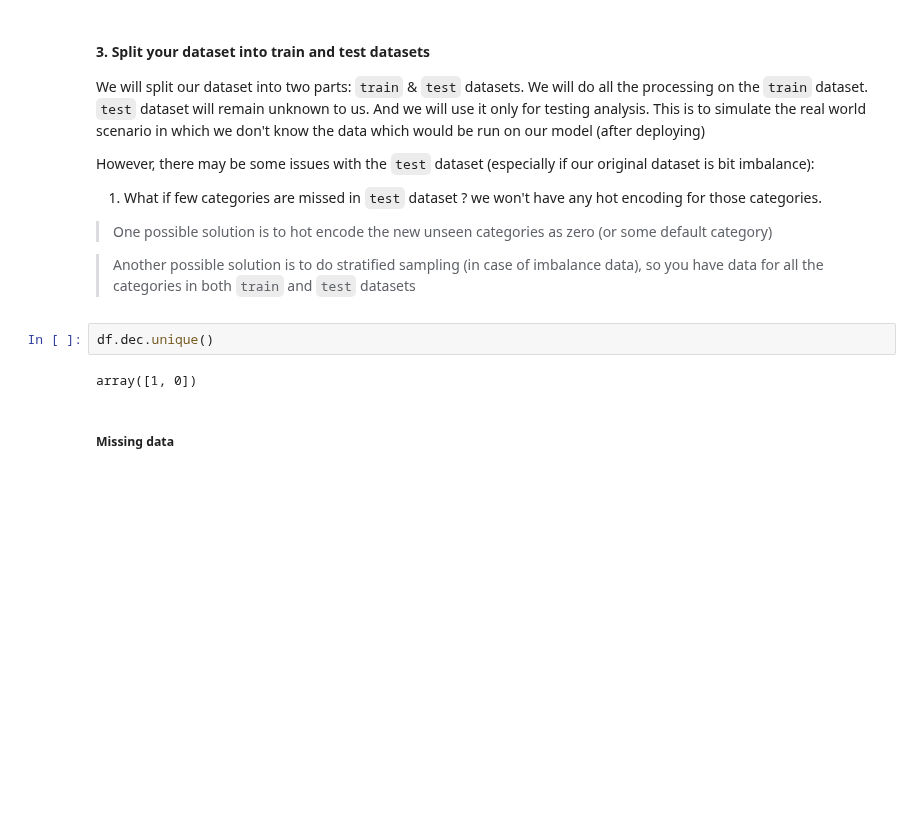
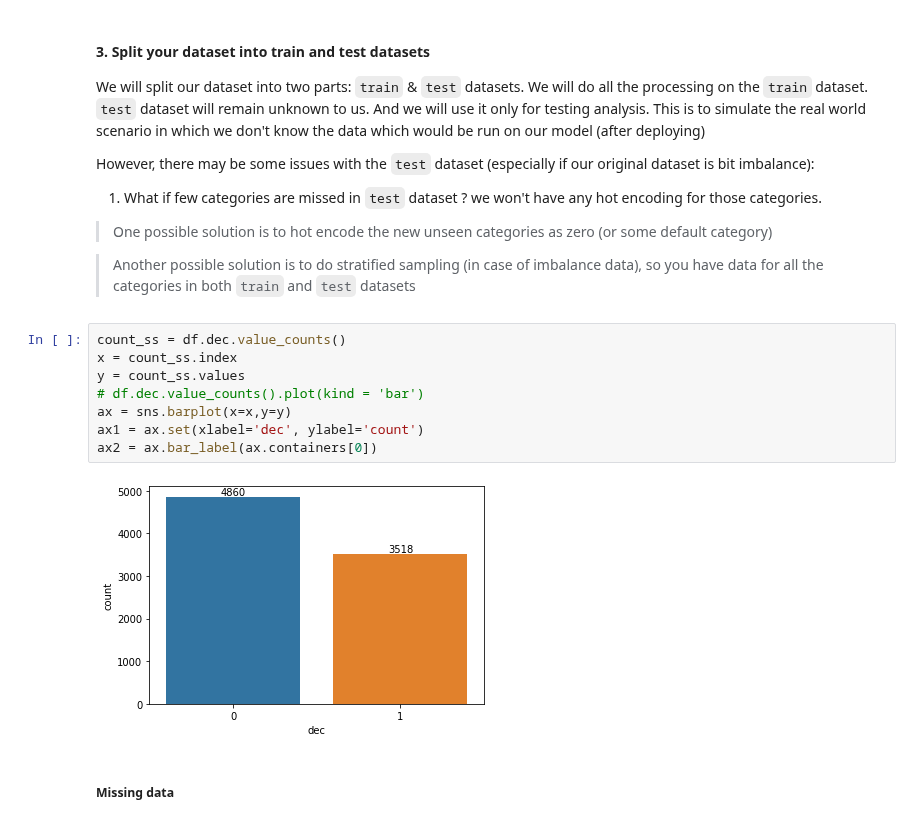
Before and after one commit to mohammadzainabbas/Speed-Dating-ML, a Jupyter notebook: src/notebooks/2_preprocessing.ipynb, the cells around one changed output. Drawn from its saved outputs; the diff is of its cells as text; blank space fills up the shorter version.

```diff
--- a/src/notebooks/2_preprocessing.ipynb
+++ b/src/notebooks/2_preprocessing.ipynb
@@ -201,9 +201,15 @@ However, there may be some issues with the `test` dataset (especially if our ori
 
 > Another possible solution is to do stratified sampling (in case of imbalance data), so you have data for all the categories in both `train` and `test` datasets
 # %%
-df.dec.unique()
+count_ss = df.dec.value_counts()
+x = count_ss.index
+y = count_ss.values
+# df.dec.value_counts().plot(kind = 'bar')
+ax = sns.barplot(x=x,y=y)
+ax1 = ax.set(xlabel='dec', ylabel='count')
+ax2 = ax.bar_label(ax.containers[0])
 # %% [output]
-array([1, 0])
+[figure, added]
 # %% [markdown]
 ##### Missing data
 # %%
```
